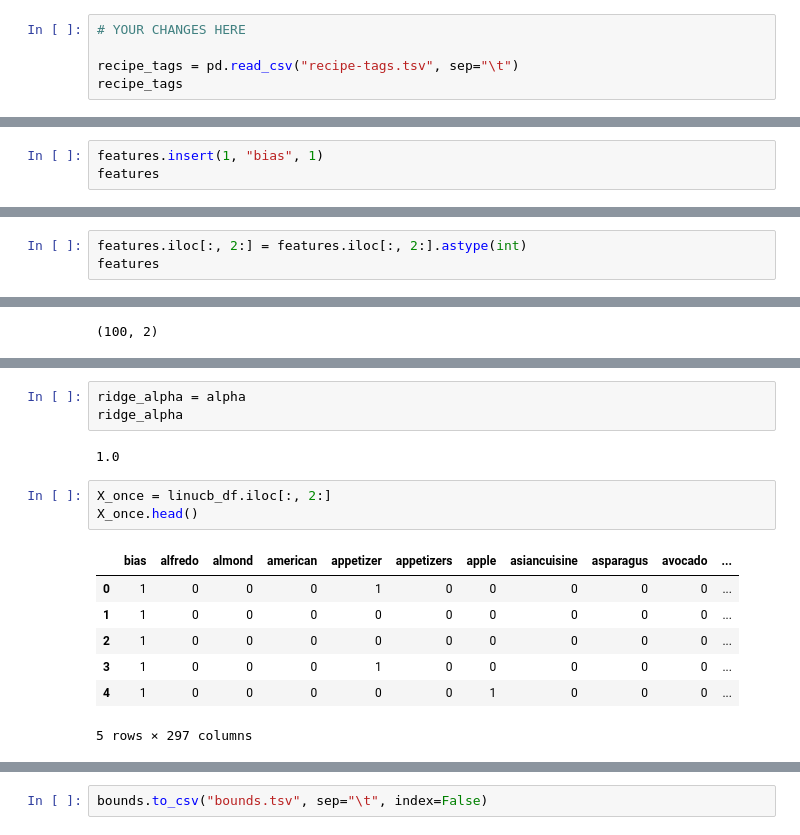
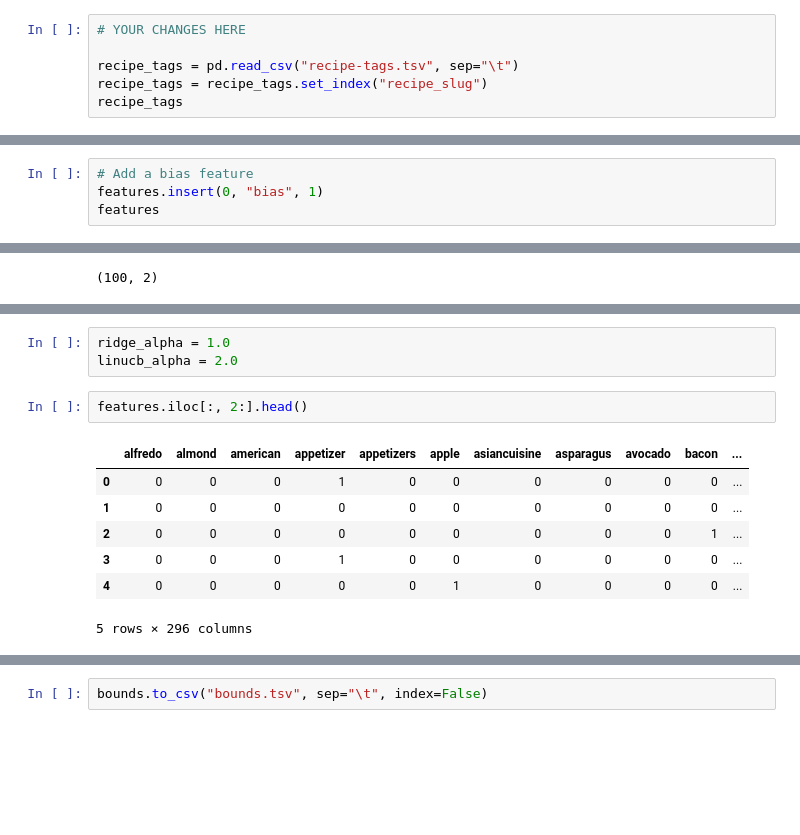
Before and after one commit to cfornesa/dx704-project-04, a Jupyter notebook: project.ipynb, the cells around one changed output, grey strips where cells are left out. Cells and saved outputs as stored; diff of their text form; blank space fills up the shorter version.

```diff
--- a/project.ipynb
+++ b/project.ipynb
@@ -106,5 +108,6 @@ It is highly recommended to make sure that "features.tsv" and "ratings.tsv" have
 # YOUR CHANGES HERE
 
 recipe_tags = pd.read_csv("recipe-tags.tsv", sep="\t")
+recipe_tags = recipe_tags.set_index("recipe_slug")
 recipe_tags
 # %% [output]
@@ -162,6 +174,7 @@ features
 | 99 | spinach-and-ricotta-lasagna | 0 | 0 | 0 | 0 | 0 | 0 | 0 | 0 | ... |
 100 rows × 297 columns
 # %%
-features.insert(1, "bias", 1)
+# Add a bias feature
+features.insert(0, "bias", 1)
 features
 # %% [output]
@@ -180,4 +193 @@ features
 100 rows × 298 columns
-# %%
-features.iloc[:, 2:] = features.iloc[:, 2:].astype(int)
-features
@@ -373,16 +353,13 @@ linucb_df
-# %%
-ridge_alpha = alpha
-ridge_alpha
-# %% [output]
-1.0
+# %%
+ridge_alpha = 1.0
+linucb_alpha = 2.0
 # %%
-X_once = linucb_df.iloc[:, 2:]
-X_once.head()
+features.iloc[:, 2:].head()
 # %% [output]
-|  | bias | alfredo | almond | american | appetizer | appetizers | apple | asiancuisine | asparagus | avocado | ... |
-| 0 | 1 | 0 | 0 | 0 | 1 | 0 | 0 | 0 | 0 | 0 | ... |
-| 1 | 1 | 0 | 0 | 0 | 0 | 0 | 0 | 0 | 0 | 0 | ... |
-| 2 | 1 | 0 | 0 | 0 | 0 | 0 | 0 | 0 | 0 | 0 | ... |
-| 3 | 1 | 0 | 0 | 0 | 1 | 0 | 0 | 0 | 0 | 0 | ... |
-| 4 | 1 | 0 | 0 | 0 | 0 | 0 | 1 | 0 | 0 | 0 | ... |
+|  | alfredo | almond | american | appetizer | appetizers | apple | asiancuisine | asparagus | avocado | bacon | ... |
+| 0 | 0 | 0 | 0 | 1 | 0 | 0 | 0 | 0 | 0 | 0 | ... |
+| 1 | 0 | 0 | 0 | 0 | 0 | 0 | 0 | 0 | 0 | 0 | ... |
+| 2 | 0 | 0 | 0 | 0 | 0 | 0 | 0 | 0 | 0 | 1 | ... |
+| 3 | 0 | 0 | 0 | 1 | 0 | 0 | 0 | 0 | 0 | 0 | ... |
+| 4 | 0 | 0 | 0 | 0 | 0 | 1 | 0 | 0 | 0 | 0 | ... |
-5 rows × 297 columns
+5 rows × 296 columns
```
Also changed, not shown: parts of 19 cells of this notebook, 5 other files.
